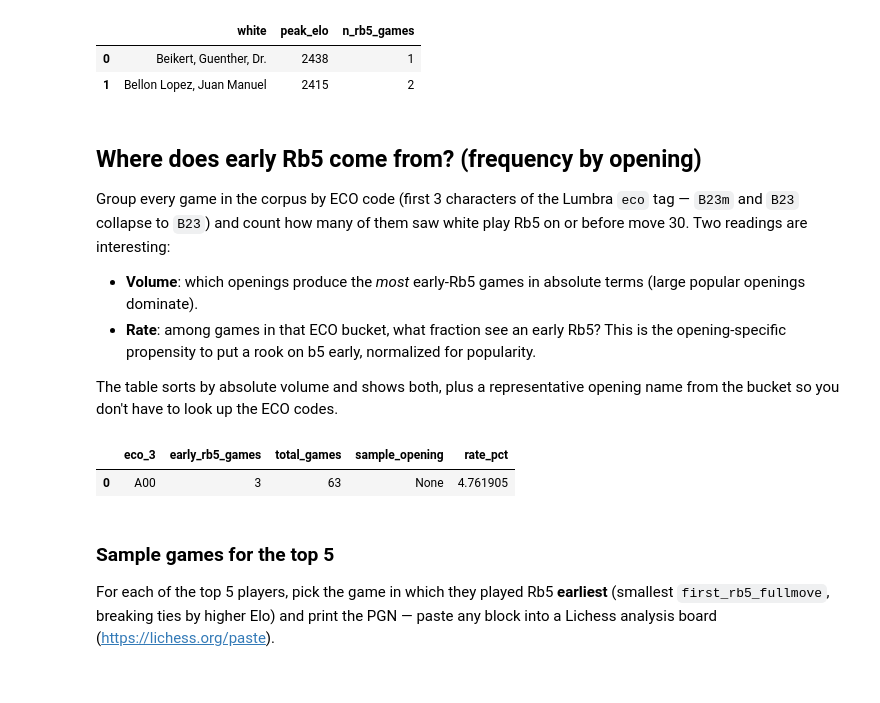
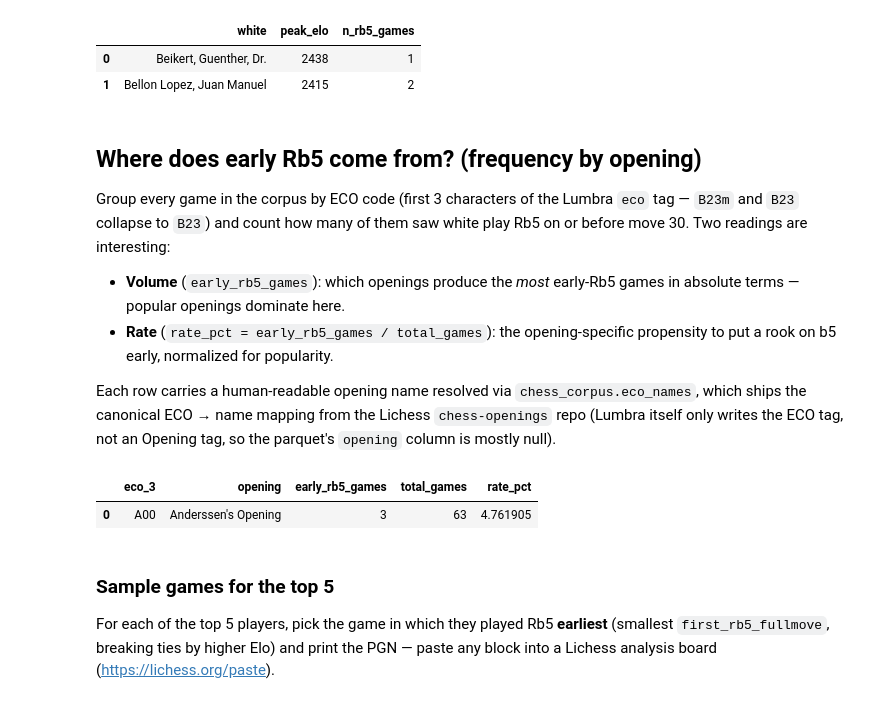
Before and after one commit to pwsiegel/chess-move-stats, a Jupyter notebook: notebooks/rook_b5.ipynb, the cells around one changed output. Saved outputs shown, nothing was run; the diff lists cells and outputs as text; code cells hidden in the pictures.

```diff
--- a/notebooks/rook_b5.ipynb
+++ b/notebooks/rook_b5.ipynb
@@ -189,43 +189,42 @@ top10_players
 
 Group every game in the corpus by ECO code (first 3 characters of the Lumbra `eco` tag — `B23m` and `B23` collapse to `B23`) and count how many of them saw white play Rb5 on or before move 30. Two readings are interesting:
 
-- **Volume**: which openings produce the *most* early-Rb5 games in absolute terms (large popular openings dominate).
-- **Rate**: among games in that ECO bucket, what fraction see an early Rb5? This is the opening-specific propensity to put a rook on b5 early, normalized for popularity.
+- **Volume** (`early_rb5_games`): which openings produce the *most* early-Rb5 games in absolute terms — popular openings dominate here.
+- **Rate** (`rate_pct = early_rb5_games / total_games`): the opening-specific propensity to put a rook on b5 early, normalized for popularity.
 
-The table sorts by absolute volume and shows both, plus a representative opening name from the bucket so you don't have to look up the ECO codes.
+Each row carries a human-readable opening name resolved via `chess_corpus.eco_names`, which ships the canonical ECO → name mapping from the Lichess `chess-openings` repo (Lumbra itself only writes the ECO tag, not an Opening tag, so the parquet's `opening` column is mostly null).
 # %%
+from chess_corpus.eco_names import name_for
+
 opening_view = combined.copy()
 opening_view["eco_3"] = opening_view["eco"].fillna("").str[:3]
 opening_view["played_early_rb5"] = (
     opening_view["first_rb5_fullmove"].notna()
     & (opening_view["first_rb5_fullmove"] <= EARLY_RB5_MOVE)
 )
 
 agg = (
     opening_view[opening_view["eco_3"] != ""]
     .groupby("eco_3")
     .agg(
         early_rb5_games=("played_early_rb5", "sum"),
         total_games=("played_early_rb5", "size"),
-        sample_opening=(
-            "opening",
-            lambda s: s.dropna().iloc[0] if len(s.dropna()) else None,
-        ),
     )
     .reset_index()
 )
+agg["opening"] = agg["eco_3"].map(name_for)
 agg["rate_pct"] = 100 * agg["early_rb5_games"] / agg["total_games"]
 
 top_openings = (
     agg[agg["early_rb5_games"] > 0]
     .sort_values("early_rb5_games", ascending=False)
     .head(15)
     .reset_index(drop=True)
 )
-top_openings
+top_openings[["eco_3", "opening", "early_rb5_games", "total_games", "rate_pct"]]
 # %% [output]
-|  | eco_3 | early_rb5_games | total_games | sample_opening | rate_pct |
-| 0 | A00 | 3 | 63 | None | 4.761905 |
+|  | eco_3 | opening | early_rb5_games | total_games | rate_pct |
+| 0 | A00 | Anderssen's Opening | 3 | 63 | 4.761905 |
 # %% [markdown]
 ### Sample games for the top 5
 
```
Also changed, not shown: 3 other files.
